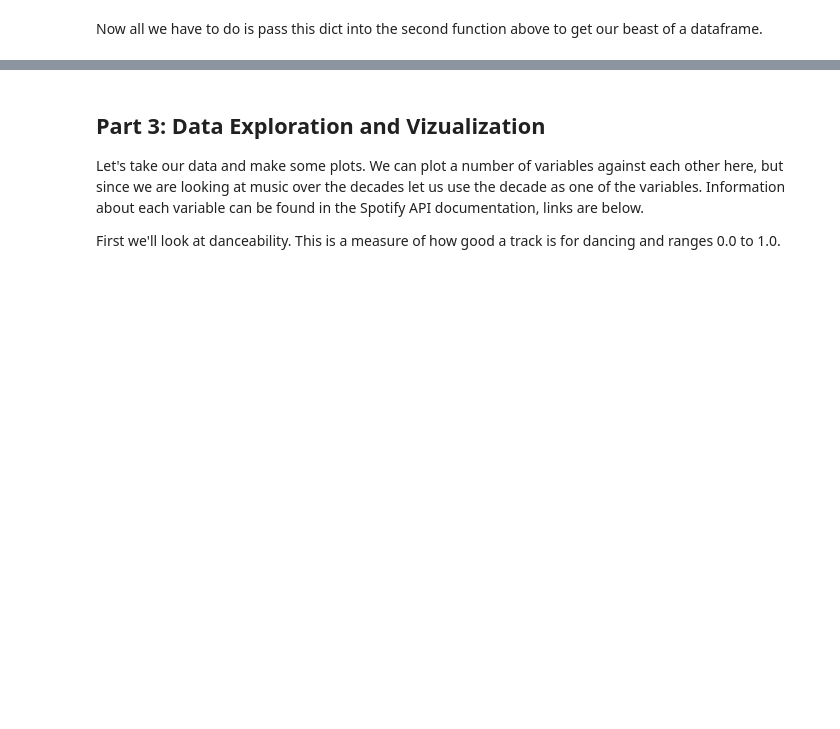
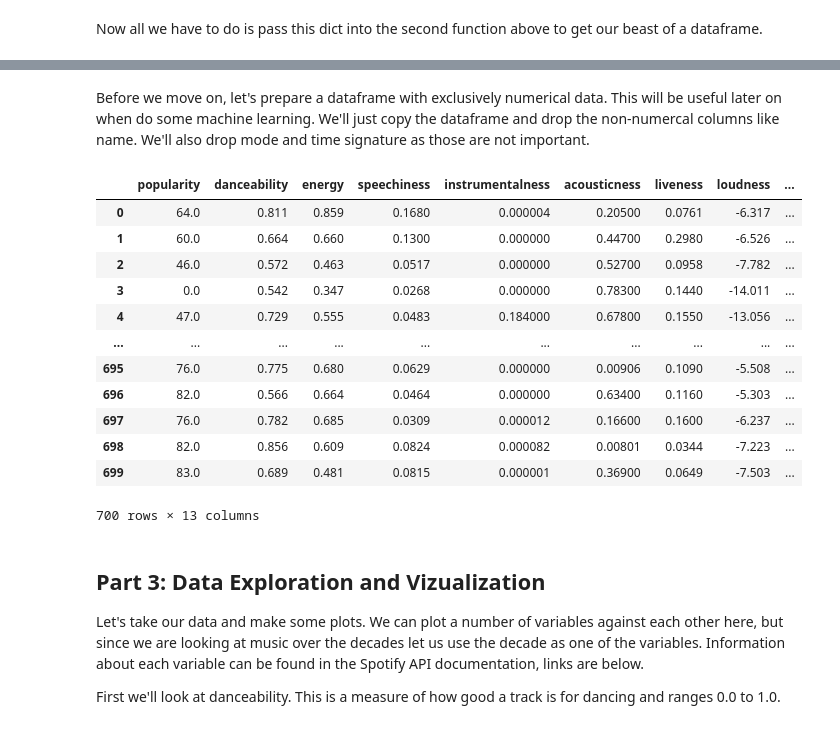
Before and after one commit to maximusprime742/final-tutorial, a Jupyter notebook: Final Tutorial.ipynb, the cells around one changed output, grey strips where cells are left out. Cells and saved outputs as stored; diff of their text form; code cells hidden in the pictures; blank space fills up the shorter version.

```diff
--- a/Final Tutorial.ipynb
+++ b/Final Tutorial.ipynb
@@ -146,3 +133,23 @@ display(df)
+# %% [markdown]
+Before we move on, let's prepare a dataframe with exclusively numerical data. This will be useful later on when do some machine learning. We'll just copy the dataframe and drop the non-numercal columns like name. We'll also drop mode and time signature as those are not important.
+# %%
+numerical = df.copy()
+numerical.drop(columns=['artist', 'album', 'track_name', 'track_id', 'explicit', 'mode', 'time_signature'], inplace=True)
+display(numerical)
+# %% [output]
+|  | popularity | danceability | energy | speechiness | instrumentalness | acousticness | liveness | loudness | ... |
+| 0 | 64.0 | 0.811 | 0.859 | 0.1680 | 0.000004 | 0.20500 | 0.0761 | -6.317 | ... |
+| 1 | 60.0 | 0.664 | 0.660 | 0.1300 | 0.000000 | 0.44700 | 0.2980 | -6.526 | ... |
+| 2 | 46.0 | 0.572 | 0.463 | 0.0517 | 0.000000 | 0.52700 | 0.0958 | -7.782 | ... |
+| 3 | 0.0 | 0.542 | 0.347 | 0.0268 | 0.000000 | 0.78300 | 0.1440 | -14.011 | ... |
+| 4 | 47.0 | 0.729 | 0.555 | 0.0483 | 0.184000 | 0.67800 | 0.1550 | -13.056 | ... |
+| ... | ... | ... | ... | ... | ... | ... | ... | ... | ... |
+| 695 | 76.0 | 0.775 | 0.680 | 0.0629 | 0.000000 | 0.00906 | 0.1090 | -5.508 | ... |
+| 696 | 82.0 | 0.566 | 0.664 | 0.0464 | 0.000000 | 0.63400 | 0.1160 | -5.303 | ... |
+| 697 | 76.0 | 0.782 | 0.685 | 0.0309 | 0.000012 | 0.16600 | 0.1600 | -6.237 | ... |
+| 698 | 82.0 | 0.856 | 0.609 | 0.0824 | 0.000082 | 0.00801 | 0.0344 | -7.223 | ... |
+| 699 | 83.0 | 0.689 | 0.481 | 0.0815 | 0.000001 | 0.36900 | 0.0649 | -7.503 | ... |
+700 rows × 13 columns
 # %% [markdown]
 ## Part 3: Data Exploration and Vizualization
 
```
Also changed, not shown: parts of 26 cells of this notebook, 1 other file.
